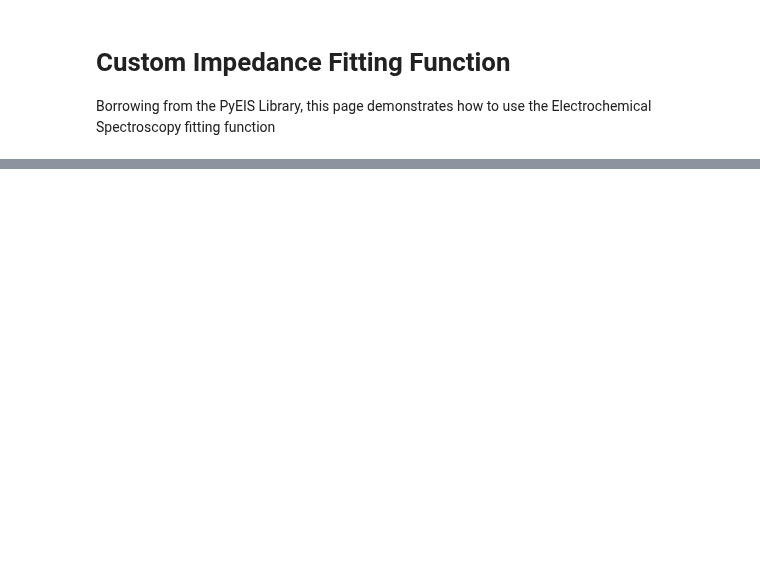
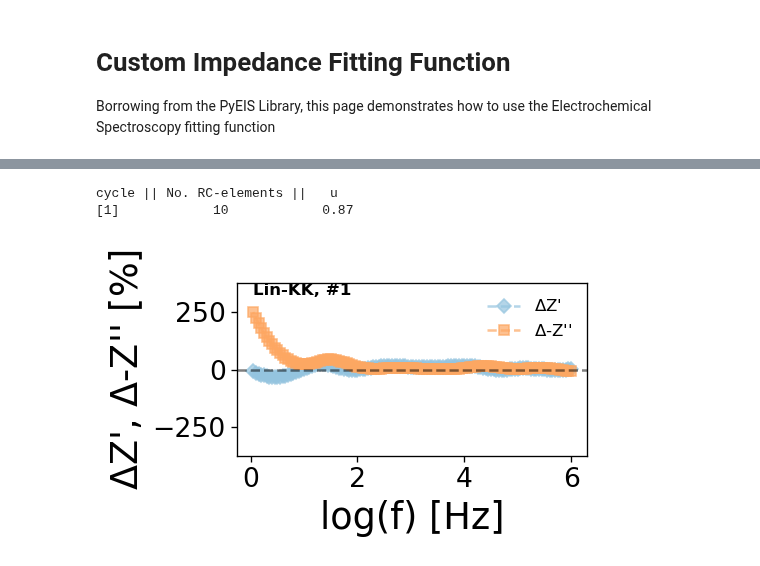
Before and after one commit to WildcatDiscovery/Kyler_Speed_Circuit, a Jupyter notebook: python_notebooks/data_testing.ipynb, the cells around one changed output, grey strips where cells are left out. Saved outputs shown, nothing was run; the diff lists cells and outputs as text; code cells hidden in the pictures; blank space fills up the shorter version.

```diff
--- a/python_notebooks/data_testing.ipynb
+++ b/python_notebooks/data_testing.ipynb
@@ -35,0 +79,6 @@ ex_mpt.df_raw
+# %%
+ex_mpt.Lin_KK(plot = 'residuals')
+# %% [output]
+cycle || No. RC-elements ||   u
+[1]            10            0.87
+[figure, added]
```
Also changed, not shown: parts of 12 cells of this notebook, 1 other file.
